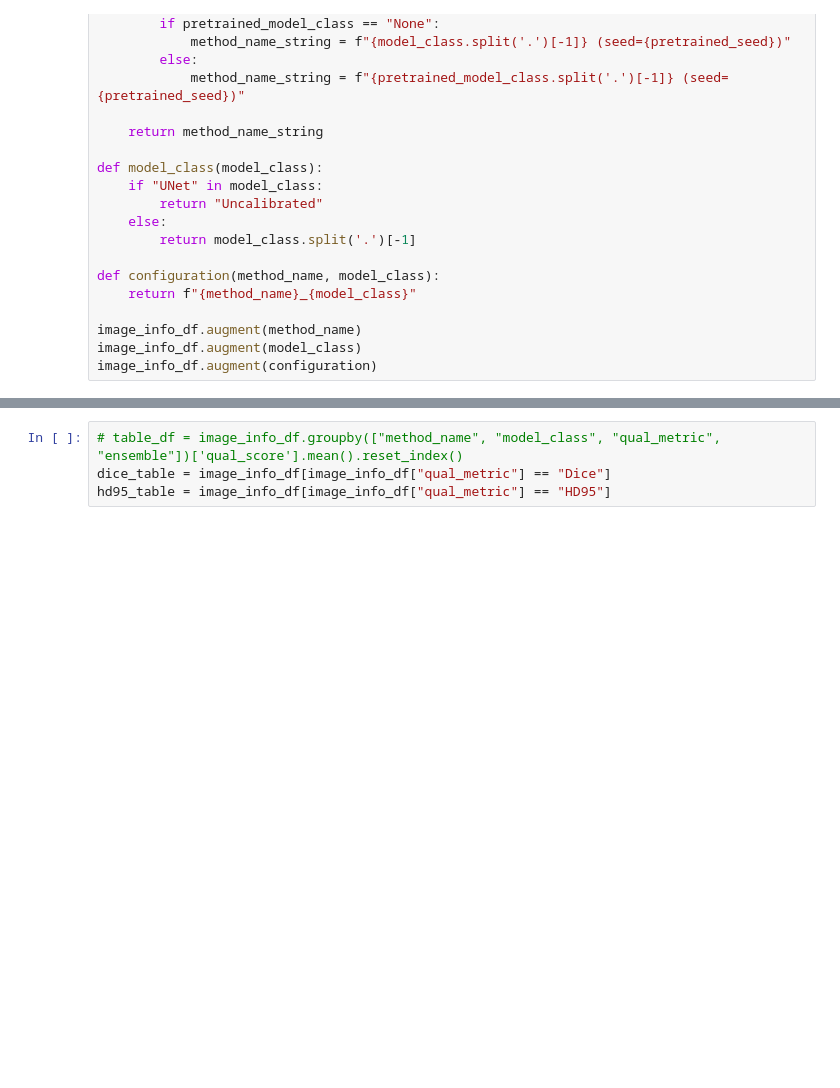
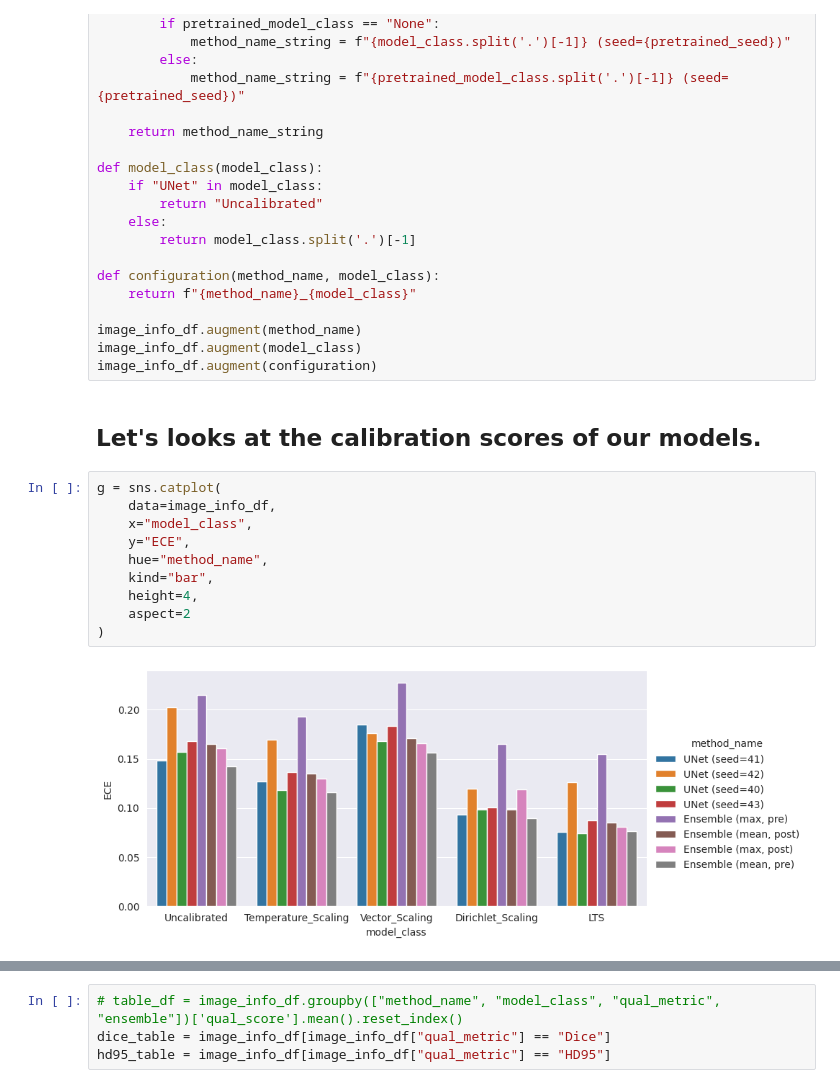
Before and after one commit to VictorButoi/ESE, a Jupyter notebook: notebooks/results_analysis/wmh_results.ipynb, the cells around one changed output, grey strips where cells are left out. Drawn from its saved outputs; the diff is of its cells as text; blank space fills up the shorter version.

Commit message:
interesting calibration results, doesn't seem too much happened?

```diff
--- a/notebooks/results_analysis/wmh_results.ipynb
+++ b/notebooks/results_analysis/wmh_results.ipynb
@@ -130,3 +153,17 @@ def configuration(method_name, model_class):
 image_info_df.augment(method_name)
 image_info_df.augment(model_class)
 image_info_df.augment(configuration)
+# %% [markdown]
+## Let's looks at the calibration scores of our models.
+# %%
+g = sns.catplot(
+    data=image_info_df,
+    x="model_class",
+    y="ECE",
+    hue="method_name",
+    kind="bar",
+    height=4,
+    aspect=2
+)
+# %% [output]
+[figure, added]
```
Also changed, not shown: parts of 14 cells of this notebook, 1 other file.
